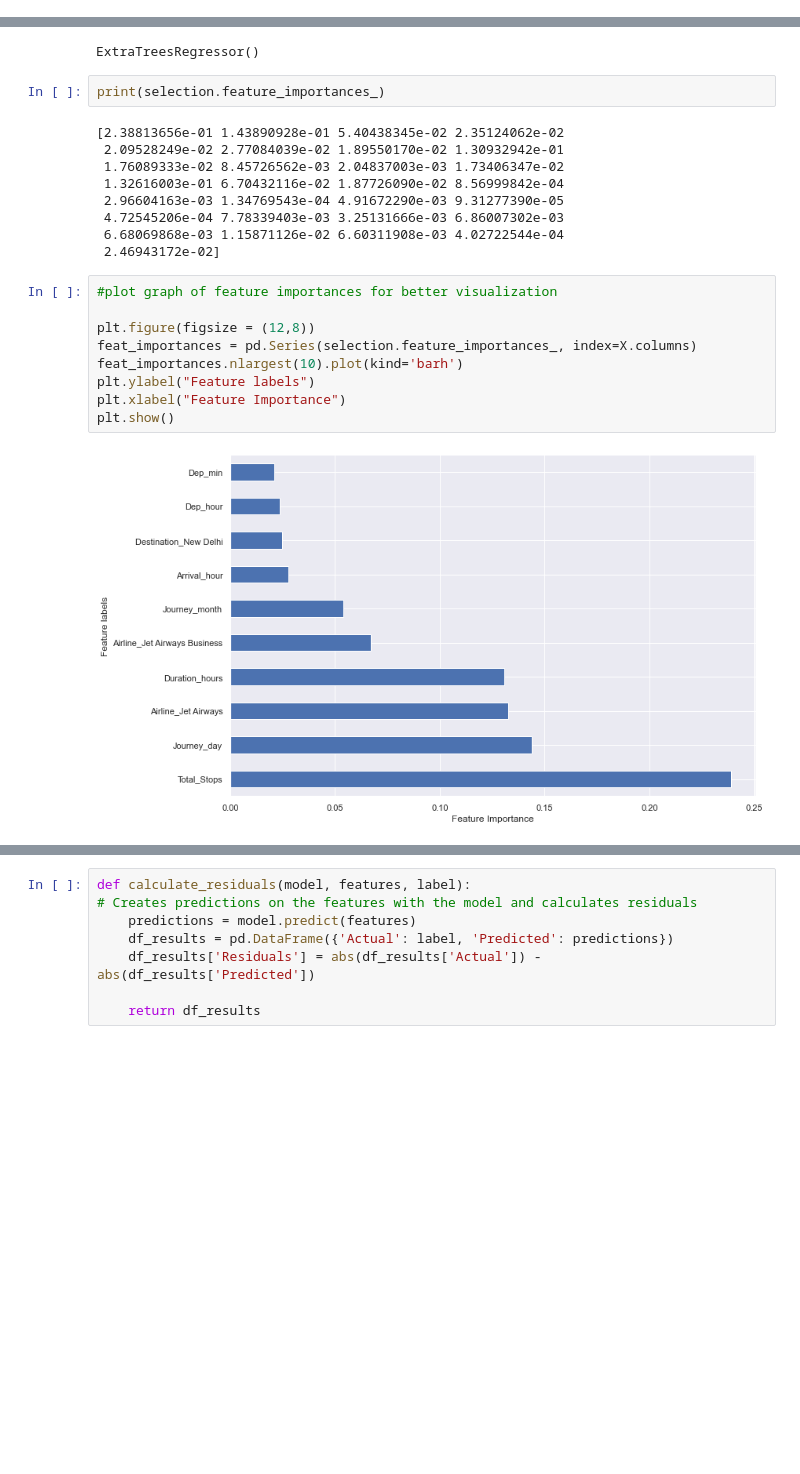
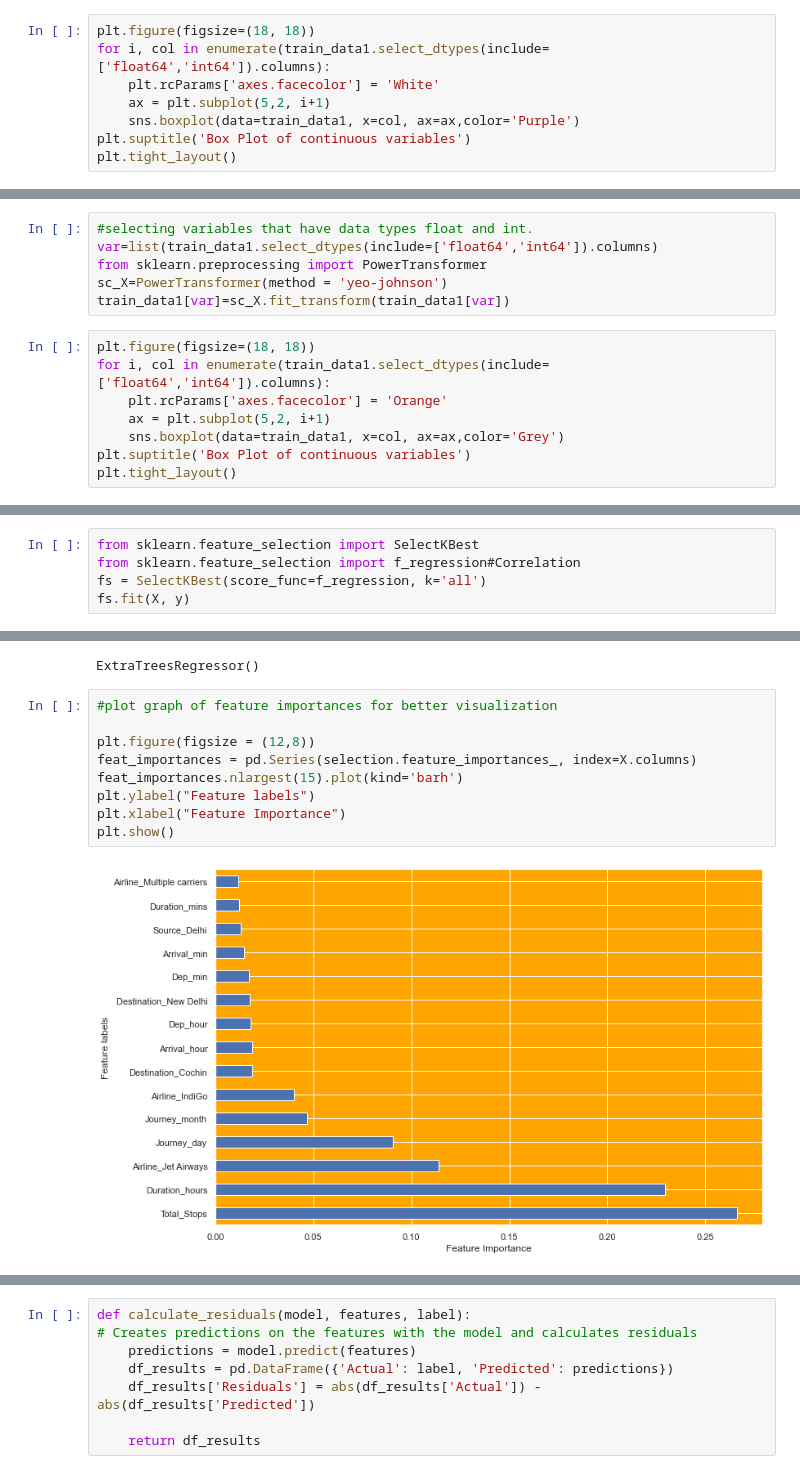
Before and after one commit to Geeta-Nalli/Flight-fair-prediction, a Jupyter notebook: Flight fare prediction1.ipynb, the cells around one changed output, grey strips where cells are left out. Drawn from its saved outputs; the diff is of its cells as text; blank space fills up the shorter version.

```diff
--- a/Flight fare prediction1.ipynb
+++ b/Flight fare prediction1.ipynb
@@ -524,0 +534,8 @@ test_data1.head()
+# %%
+plt.figure(figsize=(18, 18))
+for i, col in enumerate(train_data1.select_dtypes(include=['float64','int64']).columns):
+    plt.rcParams['axes.facecolor'] = 'White'
+    ax = plt.subplot(5,2, i+1)
+    sns.boxplot(data=train_data1, x=col, ax=ax,color='Purple')
+plt.suptitle('Box Plot of continuous variables')
+plt.tight_layout()
@@ -524,0 +546,14 @@ test_data1.head()
+# %%
+#selecting variables that have data types float and int.
+var=list(train_data1.select_dtypes(include=['float64','int64']).columns)
+from sklearn.preprocessing import PowerTransformer
+sc_X=PowerTransformer(method = 'yeo-johnson')
+train_data1[var]=sc_X.fit_transform(train_data1[var])
+# %%
+plt.figure(figsize=(18, 18))
+for i, col in enumerate(train_data1.select_dtypes(include=['float64','int64']).columns):
+    plt.rcParams['axes.facecolor'] = 'Orange'
+    ax = plt.subplot(5,2, i+1)
+    sns.boxplot(data=train_data1, x=col, ax=ax,color='Grey')
+plt.suptitle('Box Plot of continuous variables')
+plt.tight_layout()
@@ -578,0 +622,5 @@ Name: Price, dtype: int64
+# %%
+from sklearn.feature_selection import SelectKBest
+from sklearn.feature_selection import f_regression#Correlation
+fs = SelectKBest(score_func=f_regression, k='all')
+fs.fit(X, y)
@@ -593,25 +666,14 @@ selection = ExtraTreesRegressor()
 selection.fit(X, y)
 # %% [output]
 ExtraTreesRegressor()
-# %%
-print(selection.feature_importances_)
-# %% [output]
-[2.38813656e-01 1.43890928e-01 5.40438345e-02 2.35124062e-02
- 2.09528249e-02 2.77084039e-02 1.89550170e-02 1.30932942e-01
- 1.76089333e-02 8.45726562e-03 2.04837003e-03 1.73406347e-02
- 1.32616003e-01 6.70432116e-02 1.87726090e-02 8.56999842e-04
- 2.96604163e-03 1.34769543e-04 4.91672290e-03 9.31277390e-05
- 4.72545206e-04 7.78339403e-03 3.25131666e-03 6.86007302e-03
- 6.68069868e-03 1.15871126e-02 6.60311908e-03 4.02722544e-04
- 2.46943172e-02]
 # %%
 #plot graph of feature importances for better visualization
 
 plt.figure(figsize = (12,8))
 feat_importances = pd.Series(selection.feature_importances_, index=X.columns)
-feat_importances.nlargest(10).plot(kind='barh')
+feat_importances.nlargest(15).plot(kind='barh')
 plt.ylabel("Feature labels")
 plt.xlabel("Feature Importance")
 plt.show()
 # %% [output]
-[figure, old version]
+[figure, new version]
```
Also changed, not shown: parts of 120 cells of this notebook.
